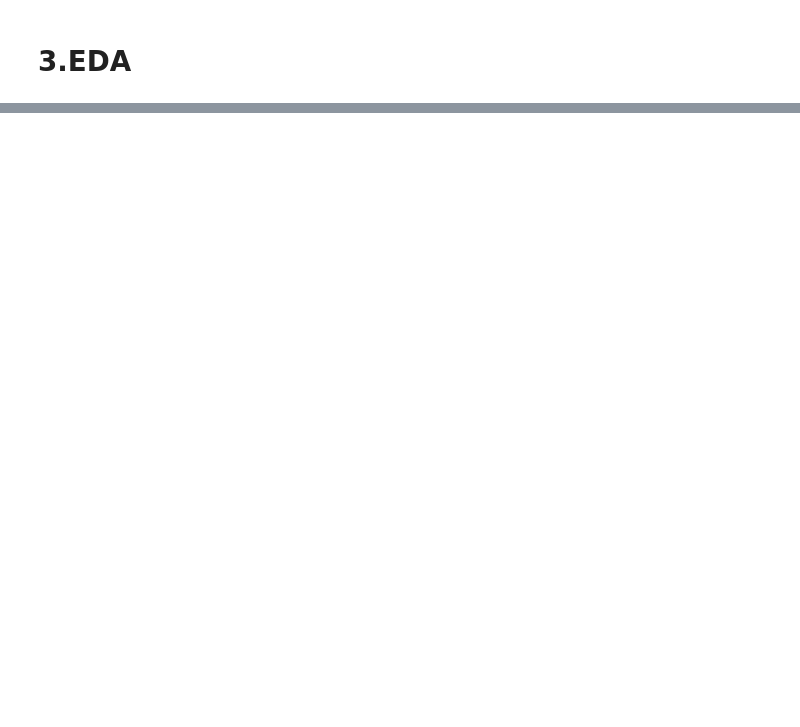
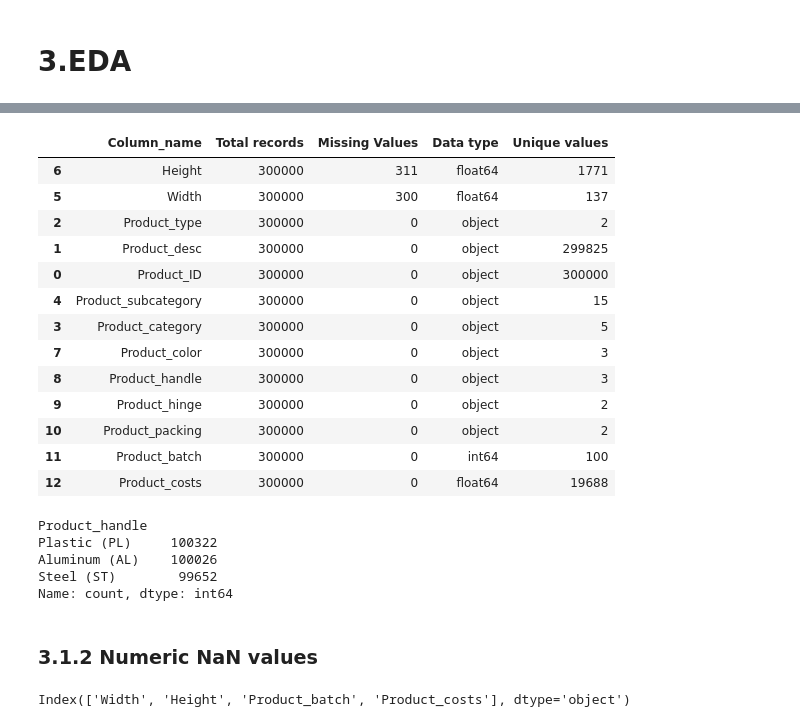
Before and after one commit to OndrejZapletal99/Python_DS_ML, a Jupyter notebook: CalculatorApp/Model/model.ipynb, the cells around one changed output, grey strips where cells are left out. Drawn from its saved outputs; the diff is of its cells as text; code cells hidden in the pictures; blank space fills up the shorter version.

Commit message:
NaN values and dtypes + new csv

```diff
--- a/CalculatorApp/Model/model.ipynb
+++ b/CalculatorApp/Model/model.ipynb
@@ -64,0 +70,3 @@ dataframe_info(df).sort_values(by = 'Missing Values', ascending = False)
+# %%
+list_object_cols = list(df.select_dtypes('object').columns)
+list_object_cols
@@ -64,0 +99,39 @@ dataframe_info(df).sort_values(by = 'Missing Values', ascending = False)
+# %%
+regex_mapping = {
+    'Product_type': r'^([^_]+)',
+    'Product_category': r'^[^_]+_([^_]+)',
+    'Product_subcategory': r'^[^_]+_[^_]+_([^_]+)',
+    'Product_color': r'^[^_]+_[^_]+_[^_]+_([^_]+)',
+    'Product_handle': r'^[^_]+_[^_]+_[^_]+_[^_]+_([^_]+)',
+    'Product_hinge': r'^[^_]+_[^_]+_[^_]+_[^_]+_[^_]+_([^_]+)',
+    'Product_packing': r'^[^_]+_[^_]+_[^_]+_[^_]+_[^_]+_[^_]+_[^_]+_(.+)$'
+}
+# %%
+for col, regex in regex_mapping.items():
+    if col in list_object_cols:
+        df[col] = df[col].fillna(df['Product_desc'].str.extract(regex)[0])
+# %%
+dataframe_info(df).sort_values(by = 'Missing Values', ascending = False)
+# %% [output]
+|  | Column_name | Total records | Missing Values | Data type | Unique values |
+| 6 | Height | 300000 | 311 | float64 | 1771 |
+| 5 | Width | 300000 | 300 | float64 | 137 |
+| 2 | Product_type | 300000 | 0 | object | 2 |
+| 1 | Product_desc | 300000 | 0 | object | 299825 |
+| 0 | Product_ID | 300000 | 0 | object | 300000 |
+| 4 | Product_subcategory | 300000 | 0 | object | 15 |
+| 3 | Product_category | 300000 | 0 | object | 5 |
+| 7 | Product_color | 300000 | 0 | object | 3 |
+| 8 | Product_handle | 300000 | 0 | object | 3 |
+| 9 | Product_hinge | 300000 | 0 | object | 2 |
+| 10 | Product_packing | 300000 | 0 | object | 2 |
+| 11 | Product_batch | 300000 | 0 | int64 | 100 |
+| 12 | Product_costs | 300000 | 0 | float64 | 19688 |
+# %%
+df.Product_handle.value_counts()
+# %% [output]
+Product_handle
+Plastic (PL)     100322
+Aluminum (AL)    100026
+Steel (ST)        99652
+Name: count, dtype: int64
@@ -64,0 +150,6 @@ dataframe_info(df).sort_values(by = 'Missing Values', ascending = False)
+# %% [markdown]
+### 3.1.2 Numeric NaN values
+# %%
+df.select_dtypes('number').columns
+# %% [output]
+Index(['Width', 'Height', 'Product_batch', 'Product_costs'], dtype='object')
```
Also changed, not shown: parts of 13 cells of this notebook, 1 other file.
